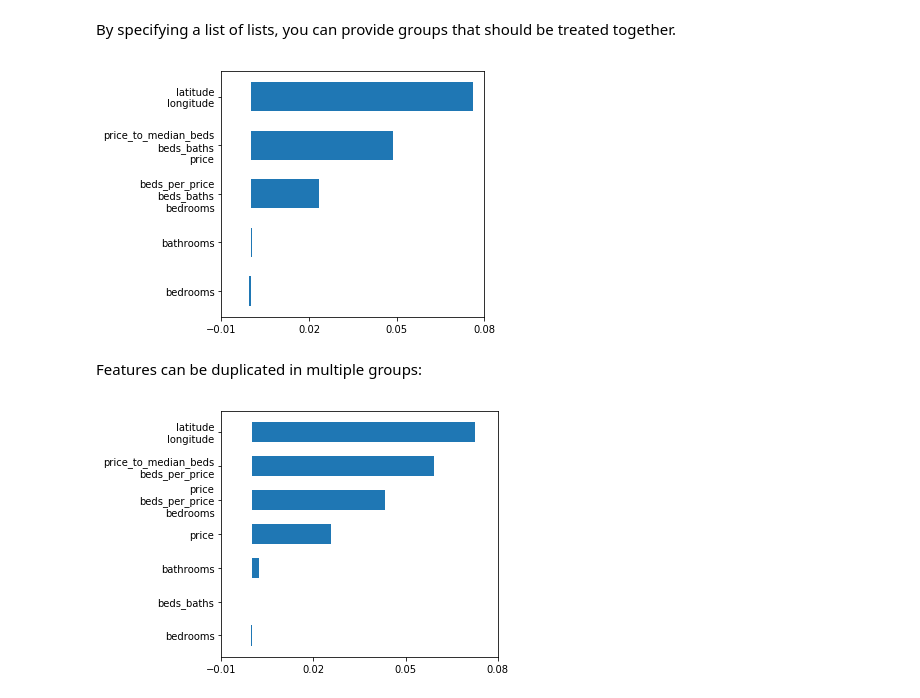
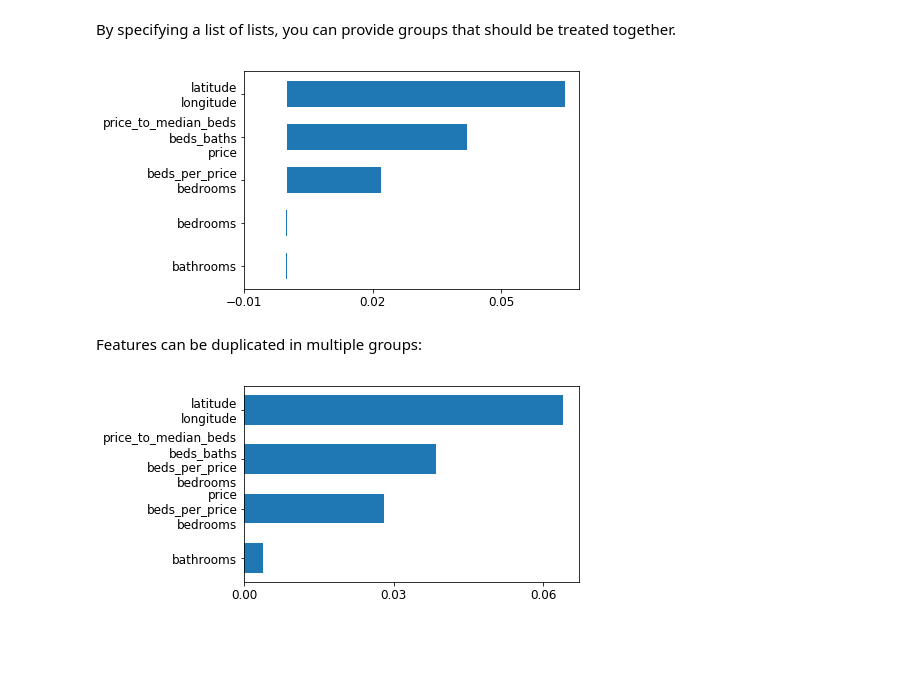
Before and after one commit to parrt/random-forest-importances, a Jupyter notebook: notebooks/rfpimp-collinear.ipynb, the cells around one changed output. Saved outputs shown, nothing was run; the diff lists cells and outputs as text; code cells hidden in the pictures; blank space fills up the shorter version.

```diff
--- a/notebooks/rfpimp-collinear.ipynb
+++ b/notebooks/rfpimp-collinear.ipynb
@@ -62,20 +62,2 @@ plot_importances(I, save='//Users/parrt/github/random-forest-importances/article
 # %% [markdown]
 But you can specify a subset if you like:
-# %%
-def flatten(features):
-    all_features = set()
-    for sublist in features:
-        if isinstance(sublist,str):
-            all_features.add(sublist)
-        else:
-            for item in sublist:
-                all_features.add(item)
-    return list(all_features)
-
-features=['price','latitude','longitude']
-df_train, df_test = train_test_split(df, test_size=0.15)
-X_train, y_train = df_train[flatten(features)], df_train['interest_level']
-X_test, y_test = df_test[flatten(features)], df_test['interest_level']
-rf.fit(X_train, y_train)
-I = importances(rf, X_test, y_test, features=features)
-plot_importances(I, save='/Users/parrt/github/random-forest-importances/article/images/subset_imp.svg')
@@ -86,32 +78,20 @@ By specifying a list of lists, you can provide groups that should be treated tog
 # %%
 features = ['bathrooms', 'bedrooms',
             ['latitude', 'longitude'],
             ['price_to_median_beds', 'beds_baths', 'price'],
-            ['beds_per_price','beds_baths','bedrooms']]
-df_train, df_test = train_test_split(df, test_size=0.15)
-
-df_train, df_test = train_test_split(df, test_size=0.15)
-X_train, y_train = df_train[flatten(features)], df_train['interest_level']
-X_test, y_test = df_test[flatten(features)], df_test['interest_level']
-rf.fit(X_train, y_train)
-
-rf.fit(X_train, y_train)
+            ['beds_per_price','bedrooms']]
 I = importances(rf, X_test, y_test, features=features)
 plot_importances(I, save='/Users/parrt/github/random-forest-importances/article/images/grouped_imp.svg')
 # %% [output]
-[figure, old version]
+[figure, new version]
 # %% [markdown]
 Features can be duplicated in multiple groups:
 # %%
-features = ['bathrooms', 'bedrooms', 'beds_baths',
-            ['latitude', 'longitude'],  'price',
-            ['price_to_median_beds', 'beds_per_price'],
+features = [['latitude', 'longitude'],
+            ['price_to_median_beds', 'beds_baths', 'beds_per_price', 'bedrooms'],
             ['price','beds_per_price','bedrooms']]
-df_train, df_test = train_test_split(df, test_size=0.15)
-X_train, y_train = df_train[flatten(features)], df_train['interest_level']
-X_test, y_test = df_test[flatten(features)], df_test['interest_level']
-rf.fit(X_train, y_train)
 I = importances(rf, X_test, y_test, features=features)
-plot_importances(I, save='/Users/parrt/github/random-forest-importances/article/images/grouped_dup_imp.svg')
+plot_importances(I, scalefig=(1,.9),
+                 save='/Users/parrt/github/random-forest-importances/article/images/grouped_dup_imp.svg')
 # %% [output]
-[figure, old version]
+[figure, new version]
```
Also changed, not shown: parts of 4 cells of this notebook, 6 other files.
